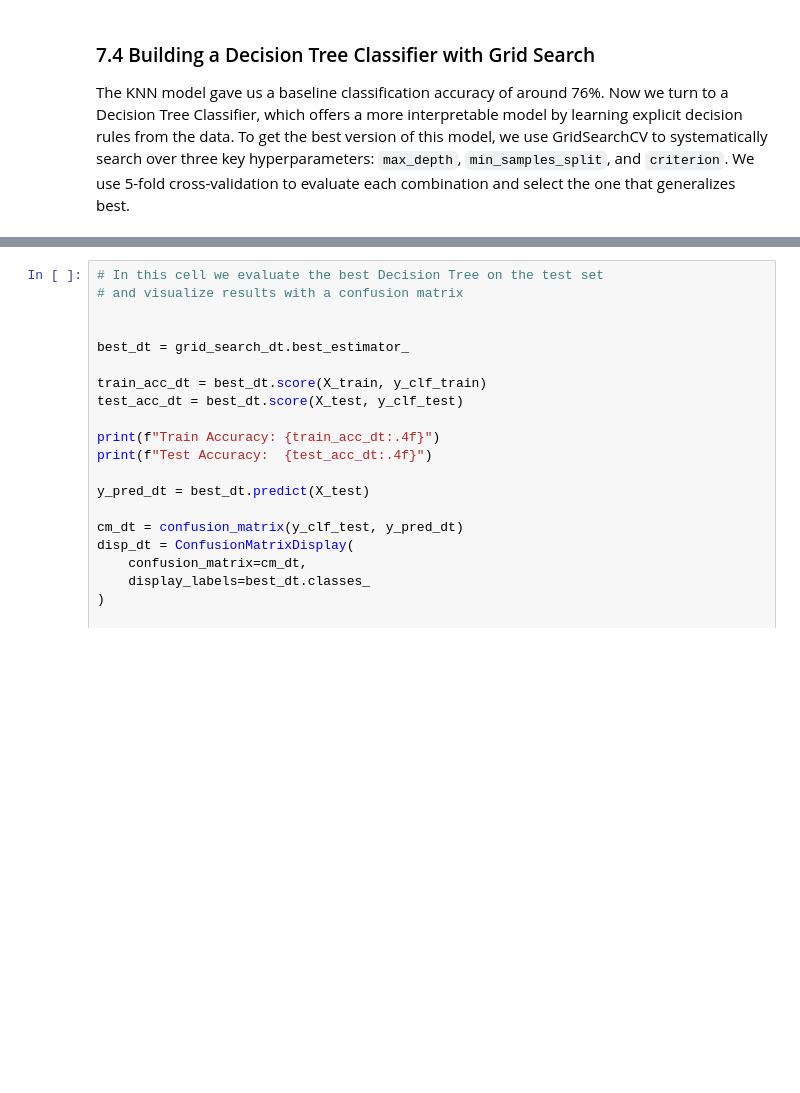
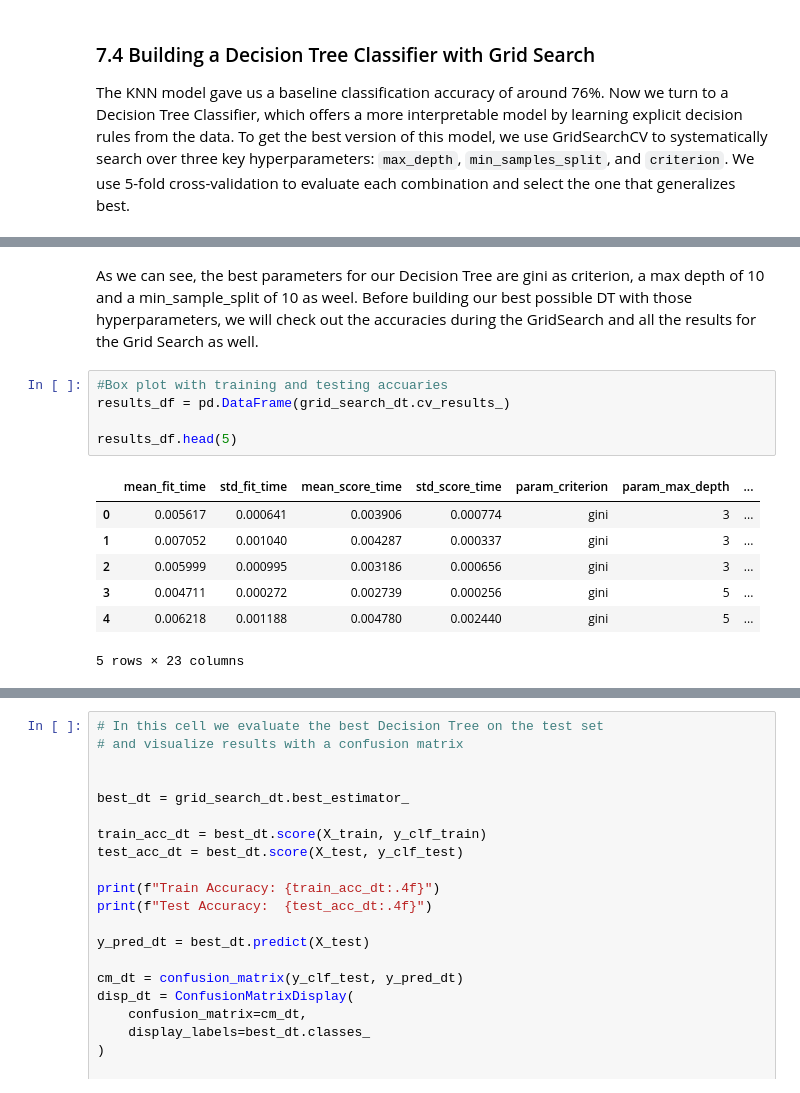
Before and after one commit to Carlos-PC05/FinalProjectCS-362, a Jupyter notebook: FinalReport_SP26_RV_PC_MASTERFILE.ipynb, the cells around one changed output, grey strips where cells are left out. Cells and saved outputs as stored; diff of their text form; blank space fills up the shorter version.

```diff
--- a/FinalReport_SP26_RV_PC_MASTERFILE.ipynb
+++ b/FinalReport_SP26_RV_PC_MASTERFILE.ipynb
@@ -1413,2 +1423,17 @@ print("Best Parameters:", grid_search_dt.best_params_)
 # %% [output]
 Best Parameters: {'criterion': 'gini', 'max_depth': 10, 'min_samples_split': 10}
+# %% [markdown]
+As we can see, the best parameters for our Decision Tree are gini as criterion, a max depth of 10 and a min_sample_split of 10 as weel. Before building our best possible DT with those hyperparameters, we will check out the accuracies during the GridSearch and all the results for the Grid Search as well.
+# %%
+#Box plot with training and testing accuaries
+results_df = pd.DataFrame(grid_search_dt.cv_results_)
+
+results_df.head(5)
+# %% [output]
+|  | mean_fit_time | std_fit_time | mean_score_time | std_score_time | param_criterion | param_max_depth | ... |
+| 0 | 0.005617 | 0.000641 | 0.003906 | 0.000774 | gini | 3 | ... |
+| 1 | 0.007052 | 0.001040 | 0.004287 | 0.000337 | gini | 3 | ... |
+| 2 | 0.005999 | 0.000995 | 0.003186 | 0.000656 | gini | 3 | ... |
+| 3 | 0.004711 | 0.000272 | 0.002739 | 0.000256 | gini | 5 | ... |
+| 4 | 0.006218 | 0.001188 | 0.004780 | 0.002440 | gini | 5 | ... |
+5 rows × 23 columns
```
Also changed, not shown: parts of 7 cells of this notebook.
